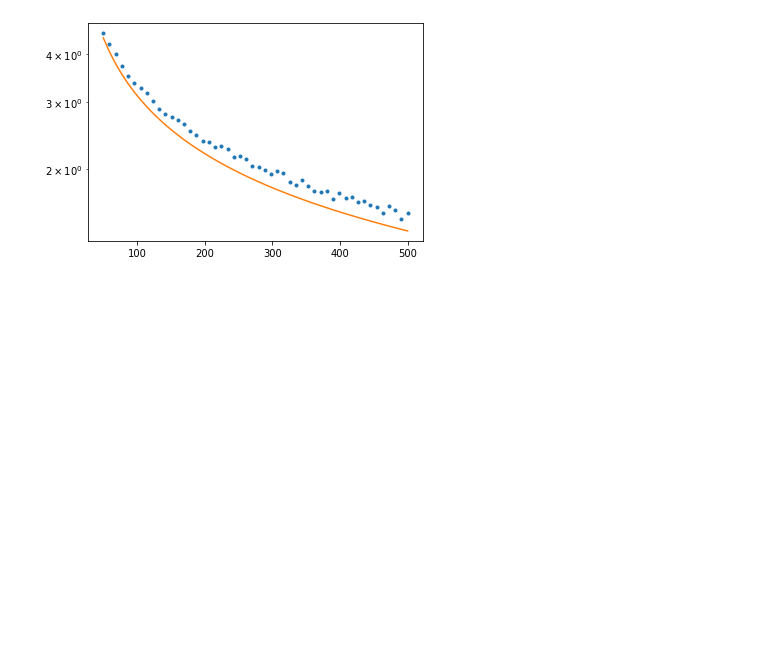
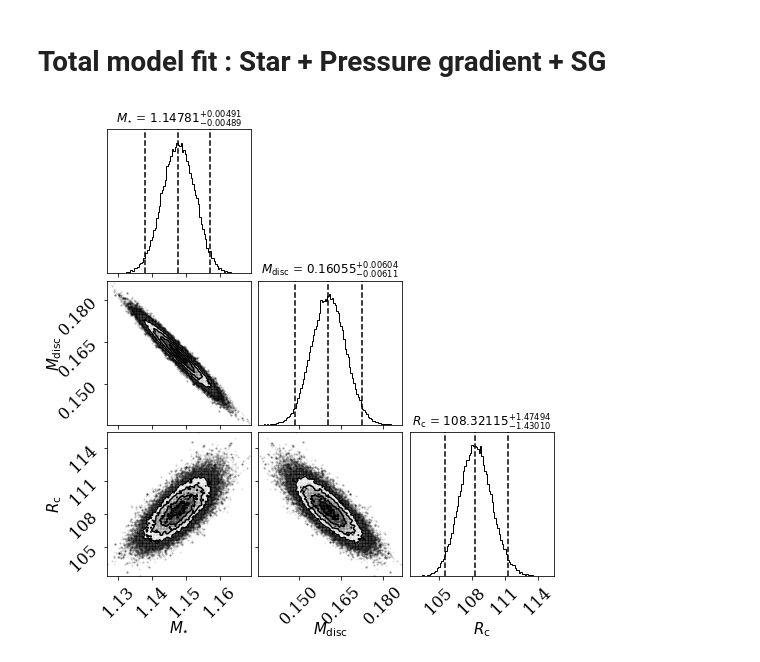
Before and after one commit to crislong/DySc, a Jupyter notebook: DySc/Tutorial.ipynb, the cells around one changed output. Cells and saved outputs as stored; diff of their text form; code cells hidden in the pictures; blank space fills up the shorter version.

Commit message:
Pressure gradient
Implementation of non gaussian vertical structure for the pressure profile.

```diff
--- a/DySc/Tutorial.ipynb
+++ b/DySc/Tutorial.ipynb
@@ -17,7 +10,0 @@ for i in range(len(trial)):
-# %%
-plt.plot(radius, trial, '.')
-plt.plot(radius, trial1)
-
-plt.yscale('log')
-# %% [output]
-[figure, removed]
@@ -23,0 +25,9 @@ plt.yscale('log')
+# %% [markdown]
+# Total model fit : Star + Pressure gradient + SG
+# %%
+rcurve3 = rc.rotationcurve(velocity, error_velocity, radius, 1/50 * radius, hr_100au, 100., model=3)
+# for info about input parameters,, run rc.rotationcurve?
+# %%
+rcurve3.fit(150, 1000,1000)
+# %% [output]
+[figure, added]
```
Also changed, not shown: parts of 9 cells of this notebook, 6 other files.
